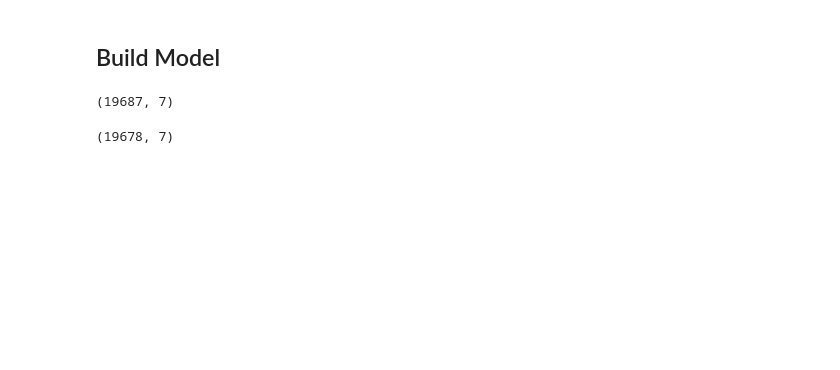
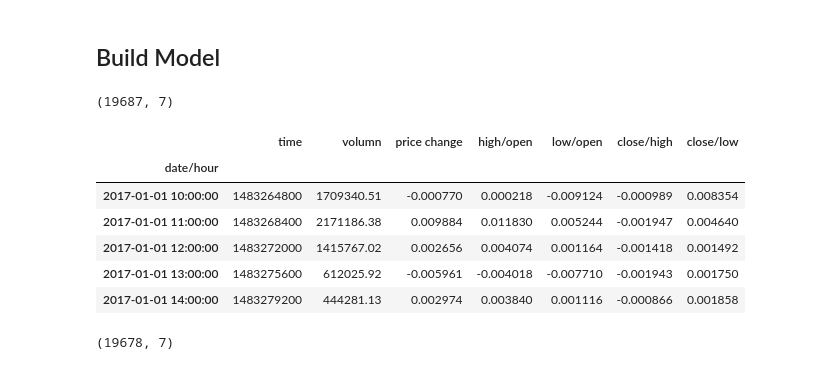
Before and after one commit to ycxmichael/CMPT733_CryptoCurrency_Project, a Jupyter notebook: model_test.ipynb, the cells around one changed output. Drawn from its saved outputs; the diff is of its cells as text; code cells hidden in the pictures; blank space fills up the shorter version.

```diff
--- a/model_test.ipynb
+++ b/model_test.ipynb
@@ -118,6 +118,16 @@ coin_return = price_to_return(coin_price,'close')
 coin_return.shape
 # %% [output]
 (19687, 7)
+# %%
+coin_return.head()
+# %% [output]
+|  | time | volumn | price change | high/open | low/open | close/high | close/low |
+| date/hour |  |  |  |  |  |  |  |
+| 2017-01-01 10:00:00 | 1483264800 | 1709340.51 | -0.000770 | 0.000218 | -0.009124 | -0.000989 | 0.008354 |
+| 2017-01-01 11:00:00 | 1483268400 | 2171186.38 | 0.009884 | 0.011830 | 0.005244 | -0.001947 | 0.004640 |
+| 2017-01-01 12:00:00 | 1483272000 | 1415767.02 | 0.002656 | 0.004074 | 0.001164 | -0.001418 | 0.001492 |
+| 2017-01-01 13:00:00 | 1483275600 | 612025.92 | -0.005961 | -0.004018 | -0.007710 | -0.001943 | 0.001750 |
+| 2017-01-01 14:00:00 | 1483279200 | 444281.13 | 0.002974 | 0.003840 | 0.001116 | -0.000866 | 0.001858 |
 # %%
 # filter out duplicates
 lst = list(coin_return.time.value_counts()[coin_return.time.value_counts() > 1].index)
```
Also changed, not shown: parts of 20 cells of this notebook, 1 other file.
